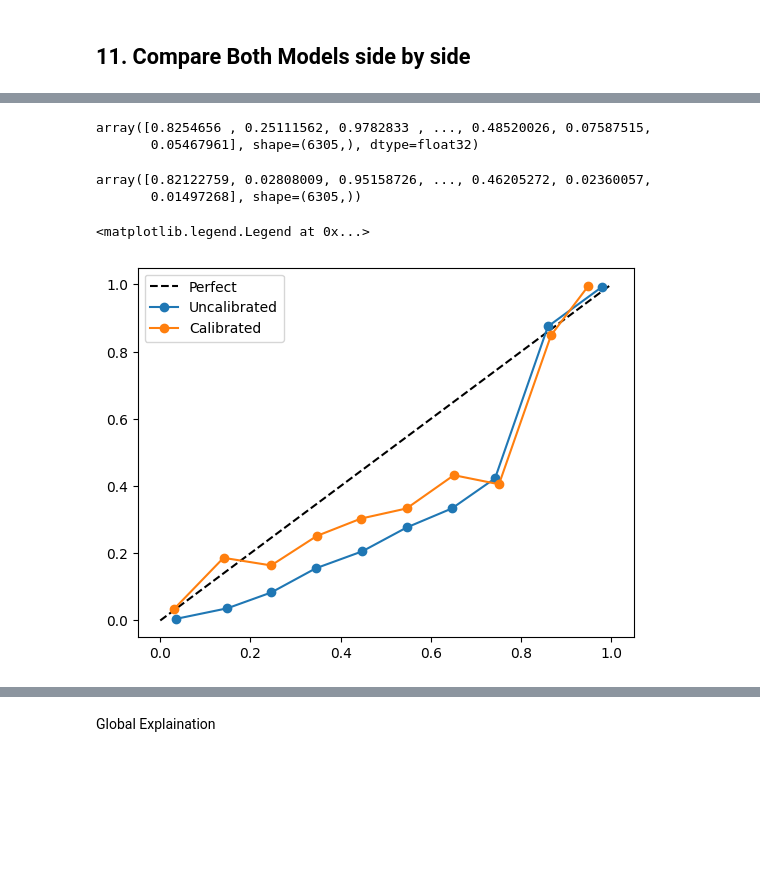
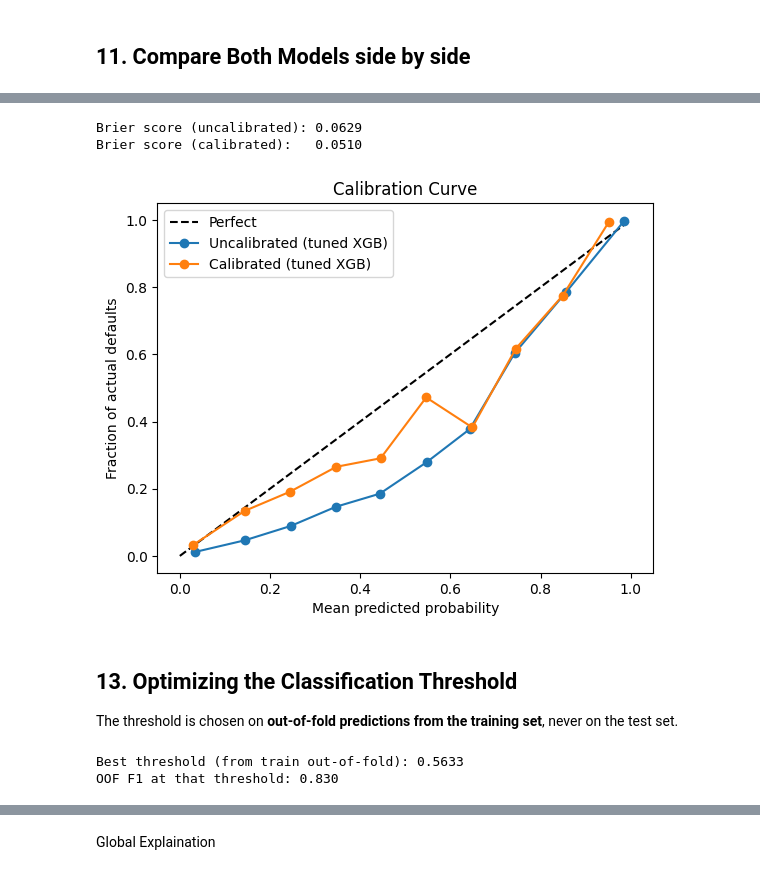
Before and after one commit to AbhayDixit1902/Credit-Risk-Assesment-using-SHAP, a Jupyter notebook: Credit_Risk.ipynb, the cells around one changed output, grey strips where cells are left out. Drawn from its saved outputs; the diff is of its cells as text; code cells hidden in the pictures; blank space fills up the shorter version.

Commit message:
UI and Model Performance imporved

```diff
--- a/Credit_Risk.ipynb
+++ b/Credit_Risk.ipynb
@@ -396,7 +427,7 @@ F1: 0.8073360762846882
 
 baseline_model = Pipeline([
     ('preprocessor', preprocessor_lr),
-    ('classifier', LogisticRegression(class_weight='balanced'))
+    ('classifier', LogisticRegression(max_iter=1000,random_state=42,class_weight='balanced'))
 ])
 baseline_model.fit(X_train, Y_train)
 # %% [output]
@@ -443,7 +485,7 @@ weighted avg       0.85      0.82      0.83      6305
 xg_model = Pipeline([
     ('preprocessor', preprocessor_xgb),
     ('classifier', XGBClassifier(learning_rate=0.1,
-        scale_pos_weight=scale_weights, random_state=42))
+        scale_pos_weight=scale_weights,eval_metric='logloss',random_state=42))
 ])
 xg_model.fit(X_train, Y_train)
 # %% [output]
@@ -485,6 +527,7 @@ random_search = RandomizedSearchCV(
     cv=cv,
     scoring='average_precision',
     n_jobs=-1,
+    random_state=42,
     verbose=1
 )
 random_search.fit(X_train, Y_train)
@@ -629,15 +677,12 @@ CalibratedClassifierCV(cv=5,
                                                                 num_parallel_tree=None, ...))]))
 # %%
 # Getting Probabilities
-uncalibrated = xg_model.predict_proba(X_test)[:, 1]
+from sklearn.metrics import brier_score_loss
+uncalibrated = best_model.predict_proba(X_test)[:, 1]
 calibrated = calibrated_model.predict_proba(X_test)[:, 1]
+
+print(f"Brier score (uncalibrated): {brier_score_loss(Y_test, uncalibrated):.4f}")
+print(f"Brier score (calibrated):   {brier_score_loss(Y_test, calibrated):.4f}")
+# %% [output]
+Brier score (uncalibrated): 0.0629
+Brier score (calibrated):   0.0510
-# %%
-uncalibrated
-# %% [output]
-array([0.8254656 , 0.25111562, 0.9782833 , ..., 0.48520026, 0.07587515,
-       0.05467961], shape=(6305,), dtype=float32)
-# %%
-calibrated
-# %% [output]
-array([0.82122759, 0.02808009, 0.95158726, ..., 0.46205272, 0.02360057,
-       0.01497268], shape=(6305,))
@@ -649,20 +689,15 @@ actual_cal, predicted_cal = calibration_curve(Y_test, calibrated, n_bins=10)
 # %%
-# Plotting
-plt.plot([0,1], [0,1], 'k--', label='Perfect')
-plt.plot(
-    predicted_uncal,
-    actual_uncal,
-    'o-',
-    label='Uncalibrated'
-)
+#creating calibration curve
+frac_pos_uncal, mean_pred_uncal = calibration_curve(Y_test, uncalibrated, n_bins=10)
+frac_pos_cal, mean_pred_cal = calibration_curve(Y_test, calibrated, n_bins=10)
 
-plt.plot(
-    predicted_cal,
-    actual_cal,
-    'o-',
-    label='Calibrated'
-)
+plt.plot([0, 1], [0, 1], 'k--', label='Perfect')
+plt.plot(mean_pred_uncal, frac_pos_uncal, 'o-', label='Uncalibrated (tuned XGB)')
+plt.plot(mean_pred_cal, frac_pos_cal, 'o-', label='Calibrated (tuned XGB)')
+plt.xlabel("Mean predicted probability")
+plt.ylabel("Fraction of actual defaults")
+plt.title("Calibration Curve")
 plt.legend()
+plt.show()
 # %% [output]
-<matplotlib.legend.Legend at 0x...>
-[figure, old version]
+[figure, new version]
@@ -672,0 +704,22 @@ import shap
+# %% [markdown]
+## 13. Optimizing the Classification Threshold
+The threshold is chosen on **out-of-fold predictions from the training set**, never on the test set.
+# %%
+# Out-of-fold calibrated probabilities on TRAIN data only
+oof_proba = cross_val_predict(
+    CalibratedClassifierCV(best_model, method='sigmoid', cv=cv),
+    X_train, Y_train,
+    cv=cv, method='predict_proba', n_jobs=-1
+)[:, 1]
+
+precisions, recalls, thresholds = precision_recall_curve(Y_train, oof_proba)
+
+f1_scores = 2 * (precisions * recalls) / (precisions + recalls + 1e-9)
+
+best_idx = np.argmax(f1_scores[:-1])
+best_threshold = float(thresholds[best_idx])
+print(f"Best threshold (from train out-of-fold): {best_threshold:.4f}")
+print(f"OOF F1 at that threshold: {f1_scores[best_idx]:.3f}")
+# %% [output]
+Best threshold (from train out-of-fold): 0.5633
+OOF F1 at that threshold: 0.830
```
Also changed, not shown: parts of 41 cells of this notebook, 8 other files.
